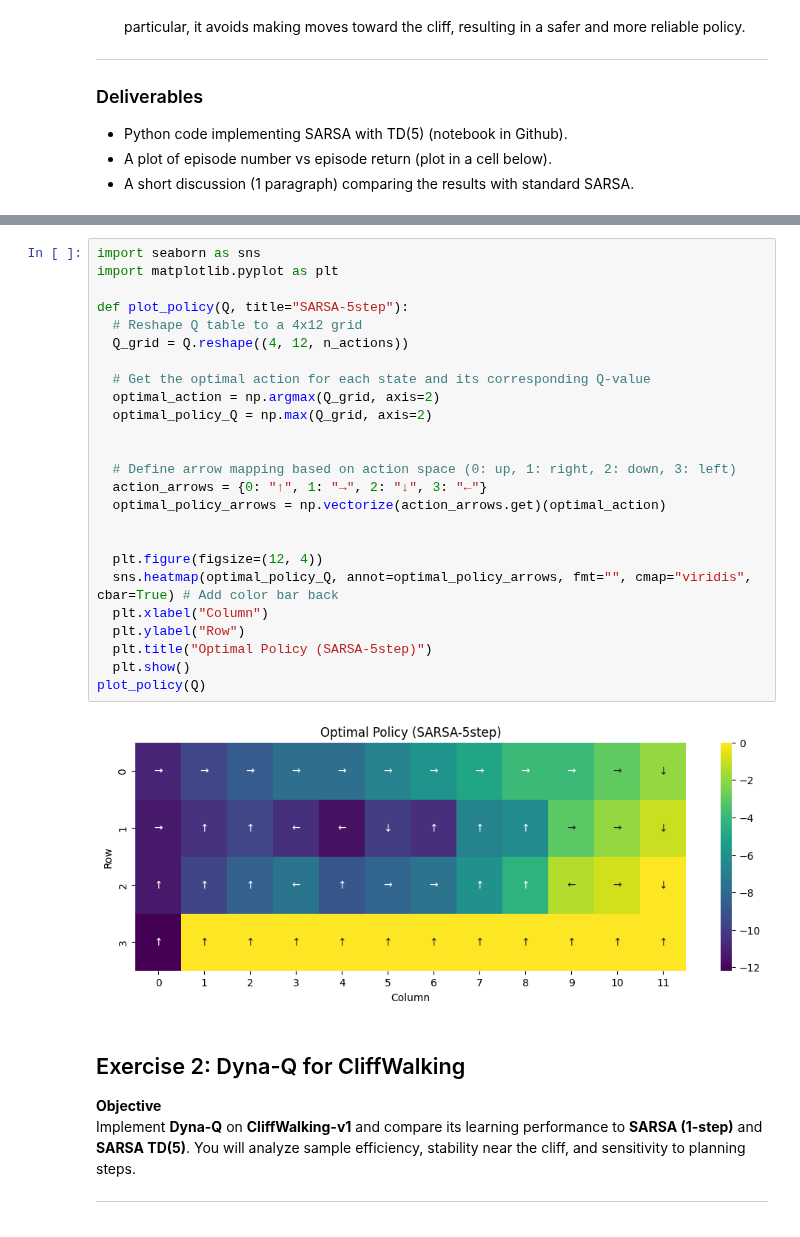
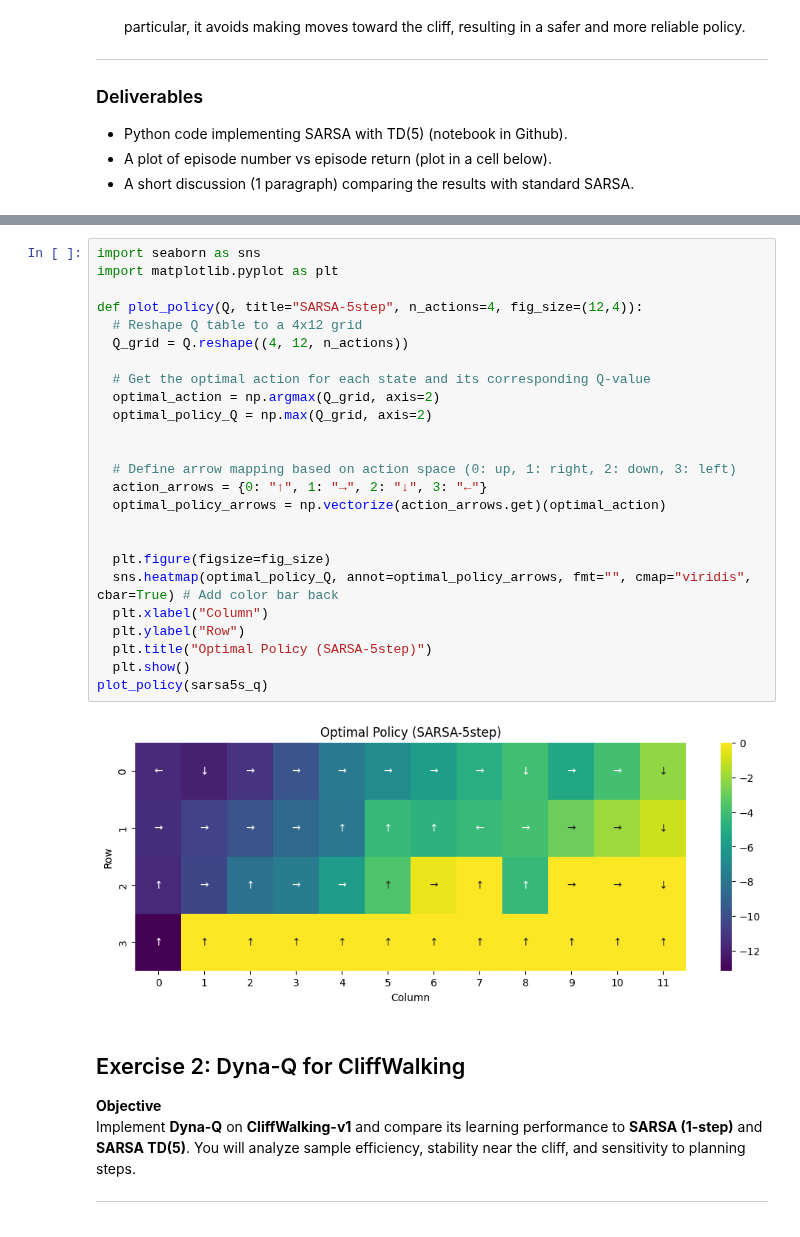
Before and after one commit to simkarwin/RL1, a Jupyter notebook: lab4_dyna.ipynb, the cells around one changed output, grey strips where cells are left out. Drawn from its saved outputs; the diff is of its cells as text.

```diff
--- a/lab4_dyna.ipynb
+++ b/lab4_dyna.ipynb
@@ -151,30 +154,30 @@ print(episode_returns)
 # %%
 import seaborn as sns
 import matplotlib.pyplot as plt
 
-def plot_policy(Q, title="SARSA-5step"):
+def plot_policy(Q, title="SARSA-5step", n_actions=4, fig_size=(12,4)):
   # Reshape Q table to a 4x12 grid
   Q_grid = Q.reshape((4, 12, n_actions))
 
   # Get the optimal action for each state and its corresponding Q-value
   optimal_action = np.argmax(Q_grid, axis=2)
   optimal_policy_Q = np.max(Q_grid, axis=2)
 
 
   # Define arrow mapping based on action space (0: up, 1: right, 2: down, 3: left)
   action_arrows = {0: "↑", 1: "→", 2: "↓", 3: "←"}
   optimal_policy_arrows = np.vectorize(action_arrows.get)(optimal_action)
 
 
-  plt.figure(figsize=(12, 4))
+  plt.figure(figsize=fig_size)
   sns.heatmap(optimal_policy_Q, annot=optimal_policy_arrows, fmt="", cmap="viridis", cbar=True) # Add color bar back
   plt.xlabel("Column")
   plt.ylabel("Row")
   plt.title("Optimal Policy (SARSA-5step)")
   plt.show()
-plot_policy(Q)
+plot_policy(sarsa5s_q)
 # %% [output]
-[figure, old version]
+[figure, new version]
 # %% [markdown]
 ## Exercise 2: Dyna-Q for CliffWalking
 
```
Also changed, not shown: parts of 6 cells of this notebook.
